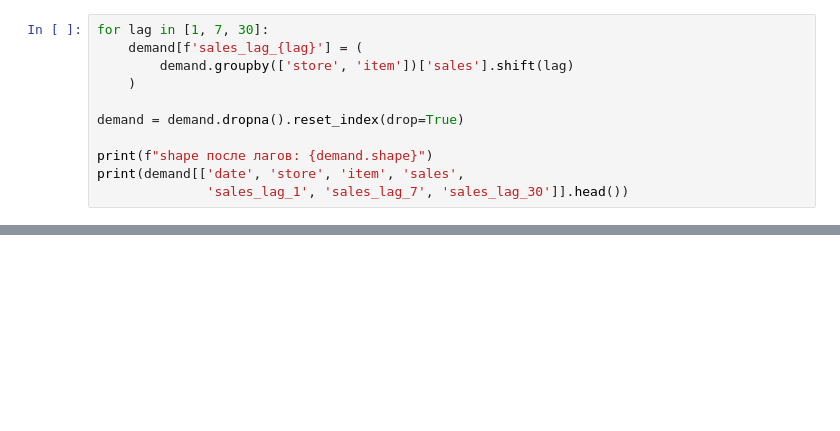
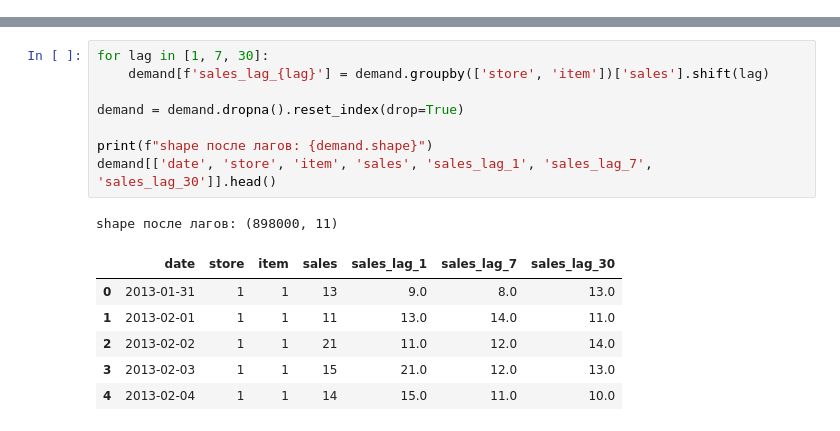
Before and after one commit to IkRyaS/classification-regression-tabular-review, a Jupyter notebook: notebooks/04_demand.ipynb, the cells around one changed output, grey strips where cells are left out. Cells and saved outputs as stored; diff of their text form; blank space fills up the shorter version.

```diff
--- a/notebooks/04_demand.ipynb
+++ b/notebooks/04_demand.ipynb
@@ -106,11 +0,0 @@ shape: (913000, 8)
-# %%
-for lag in [1, 7, 30]:
-    demand[f'sales_lag_{lag}'] = (
-        demand.groupby(['store', 'item'])['sales'].shift(lag)
-    )
-
-demand = demand.dropna().reset_index(drop=True)
-
-print(f"shape после лагов: {demand.shape}")
-print(demand[['date', 'store', 'item', 'sales',
-              'sales_lag_1', 'sales_lag_7', 'sales_lag_30']].head())
@@ -358,0 +128,16 @@ plt.show()
+# %%
+for lag in [1, 7, 30]:
+    demand[f'sales_lag_{lag}'] = demand.groupby(['store', 'item'])['sales'].shift(lag)
+
+demand = demand.dropna().reset_index(drop=True)
+
+print(f"shape после лагов: {demand.shape}")
+demand[['date', 'store', 'item', 'sales', 'sales_lag_1', 'sales_lag_7', 'sales_lag_30']].head()
+# %% [output]
+shape после лагов: (898000, 11)
+|  | date | store | item | sales | sales_lag_1 | sales_lag_7 | sales_lag_30 |
+| 0 | 2013-01-31 | 1 | 1 | 13 | 9.0 | 8.0 | 13.0 |
+| 1 | 2013-02-01 | 1 | 1 | 11 | 13.0 | 14.0 | 11.0 |
+| 2 | 2013-02-02 | 1 | 1 | 21 | 11.0 | 12.0 | 14.0 |
+| 3 | 2013-02-03 | 1 | 1 | 15 | 21.0 | 12.0 | 13.0 |
+| 4 | 2013-02-04 | 1 | 1 | 14 | 15.0 | 11.0 | 10.0 |
```
Also changed, not shown: parts of 47 cells of this notebook, 12 other files.
